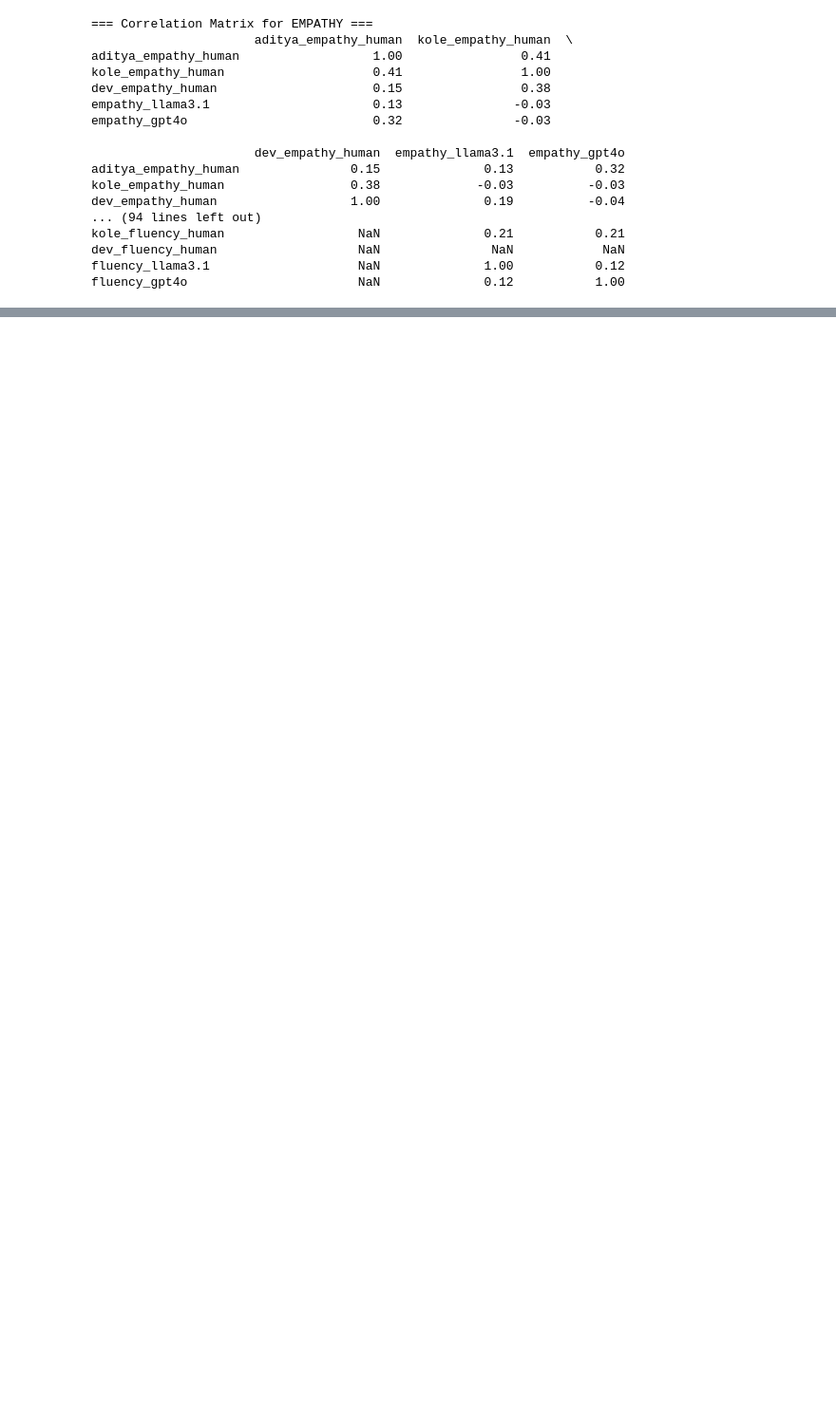
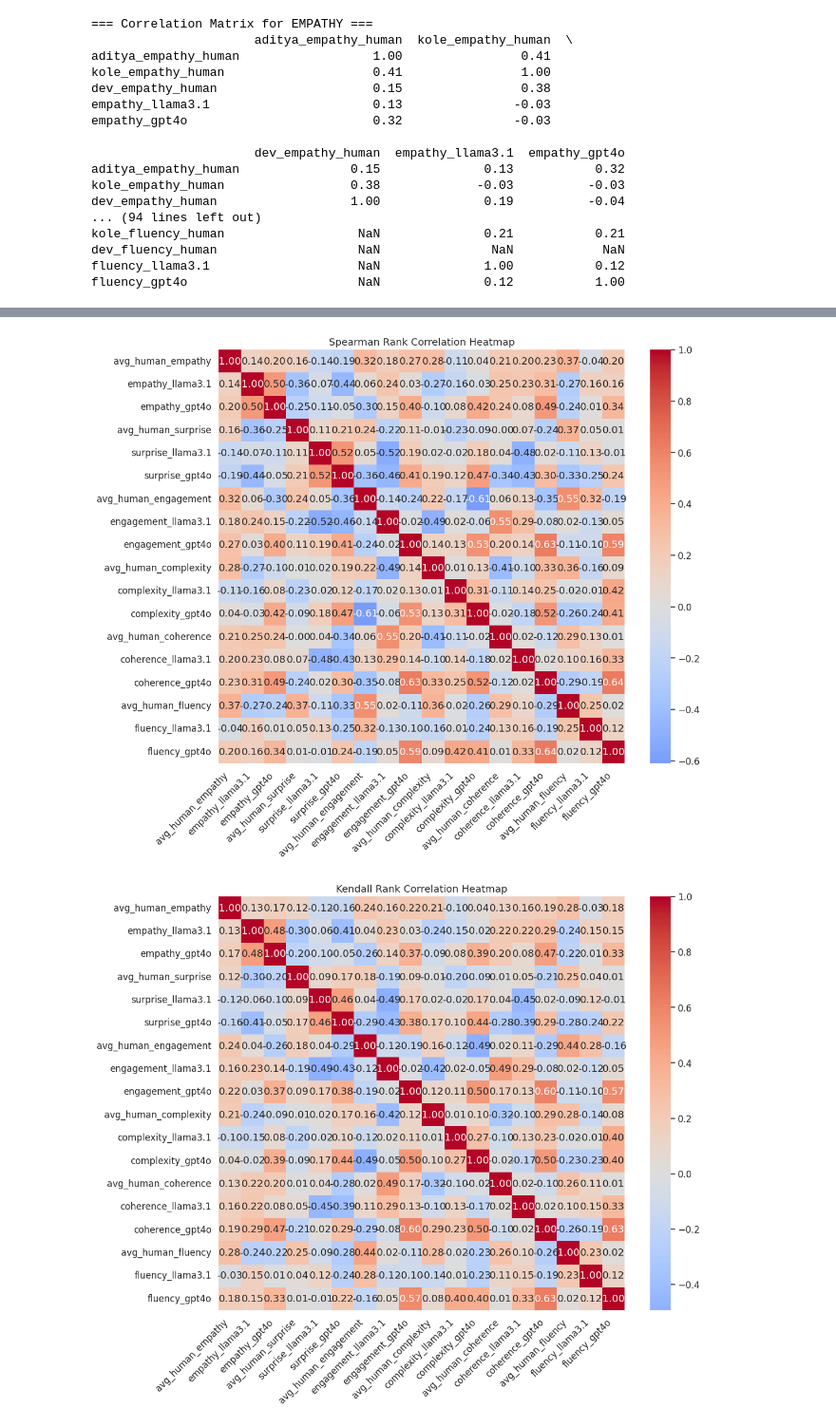
Before and after one commit to guptaaditya746/agentic_story, a Jupyter notebook: notebook/rating_of_story/rating_of_stories.ipynb, the cells around one changed output, grey strips where cells are left out. Shown at 95% size. Cells and saved outputs as stored; diff of their text form; code cells hidden in the pictures; blank space fills up the shorter version.

```diff
--- a/notebook/rating_of_story/rating_of_stories.ipynb
+++ b/notebook/rating_of_story/rating_of_stories.ipynb
@@ -270,0 +348,2 @@ for dim in dimensions:
+# %%
+df['avg_human_empathy'] = df[[f'{r}_empathy_human' for r in ['aditya', 'kole', 'dev']]].mean(axis=1)
@@ -270,0 +367,5 @@ for dim in dimensions:
+# %%
+## for all 6 dims
+
+for dim in dimensions:
+    df[f'avg_human_{dim}'] = df[[f'{r}_{dim}_human' for r in ['aditya', 'kole', 'dev']]].mean(axis=1)
@@ -270,0 +387,6 @@ for dim in dimensions:
+# %%
+for dim in dimensions:
+    cols = [f'avg_human_{dim}', f'{dim}_llama3.1', f'{dim}_gpt4o']
+    corr = df[cols].corr()
+    print(f"\n=== Correlation with Avg Human for {dim.upper()} ===")
+    print(corr[f'avg_human_{dim}'].round(2))
@@ -270,0 +411,34 @@ for dim in dimensions:
+# %%
+model_corr_data = pd.DataFrame()
+
+for dim in dimensions:
+    model_corr_data[f'avg_human_{dim}'] = df[[f'{r}_{dim}_human' for r in ['aditya', 'kole', 'dev']]].mean(axis=1)
+    model_corr_data[f'{dim}_llama3.1'] = df[f'{dim}_llama3.1']
+    model_corr_data[f'{dim}_gpt4o'] = df[f'{dim}_gpt4o']
+# %%
+
+
+# Compute correlation matrices
+spearman_corr = model_corr_data.corr(method='spearman')
+kendall_corr = model_corr_data.corr(method='kendall')
+
+# Spearman heatmap
+plt.figure(figsize=(12, 10))
+sns.heatmap(spearman_corr, annot=True, cmap='coolwarm', center=0, fmt=".2f")
+plt.title("Spearman Rank Correlation Heatmap")
+plt.xticks(rotation=45, ha='right')
+plt.yticks(rotation=0)
+plt.tight_layout()
+plt.show()
+
+# Kendall heatmap
+plt.figure(figsize=(12, 10))
+sns.heatmap(kendall_corr, annot=True, cmap='coolwarm', center=0, fmt=".2f")
+plt.title("Kendall Rank Correlation Heatmap")
+plt.xticks(rotation=45, ha='right')
+plt.yticks(rotation=0)
+plt.tight_layout()
+plt.show()
+# %% [output]
+[figure, added]
+[figure, added]
```
Also changed, not shown: parts of 36 cells of this notebook, 1 other file.
